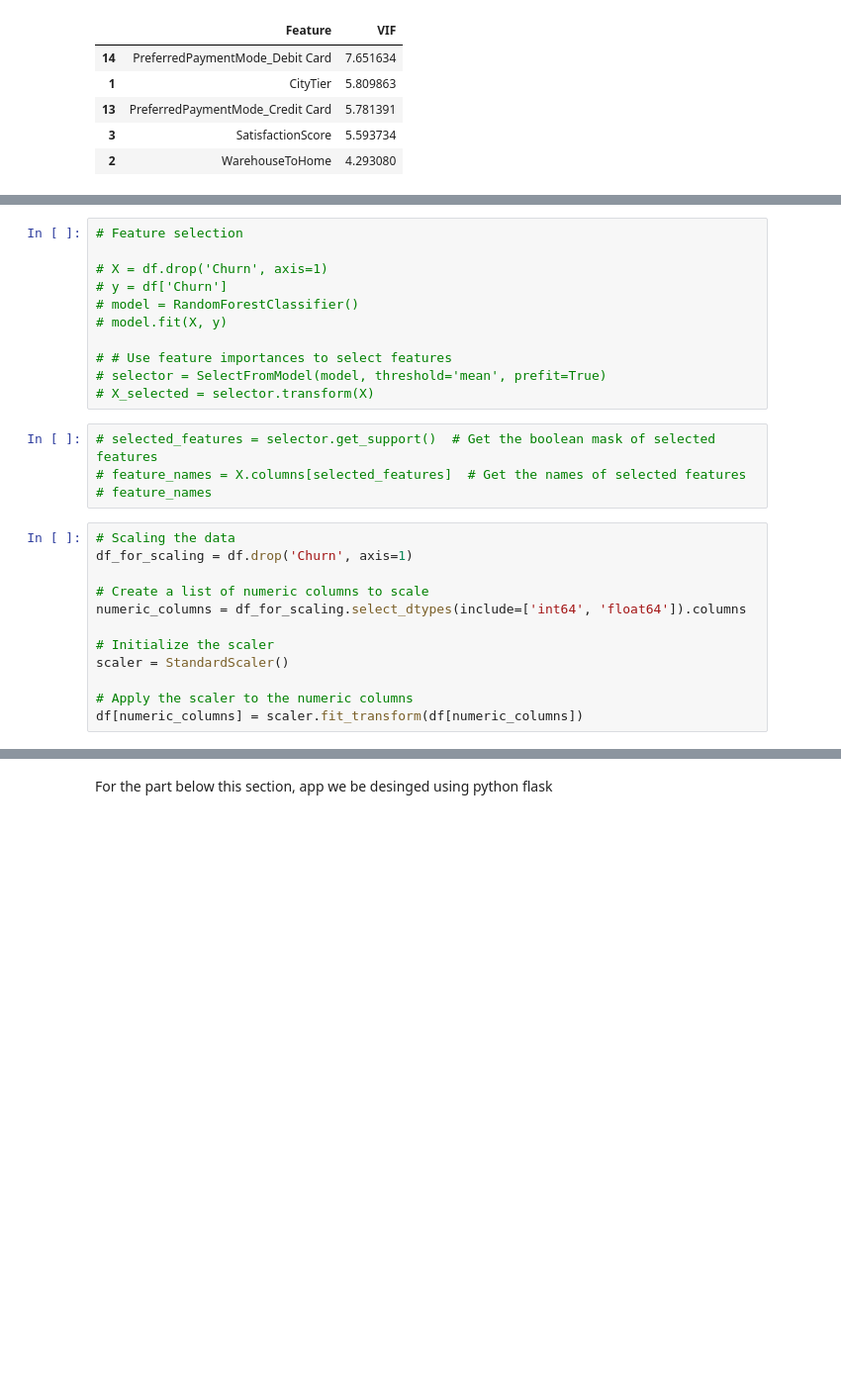
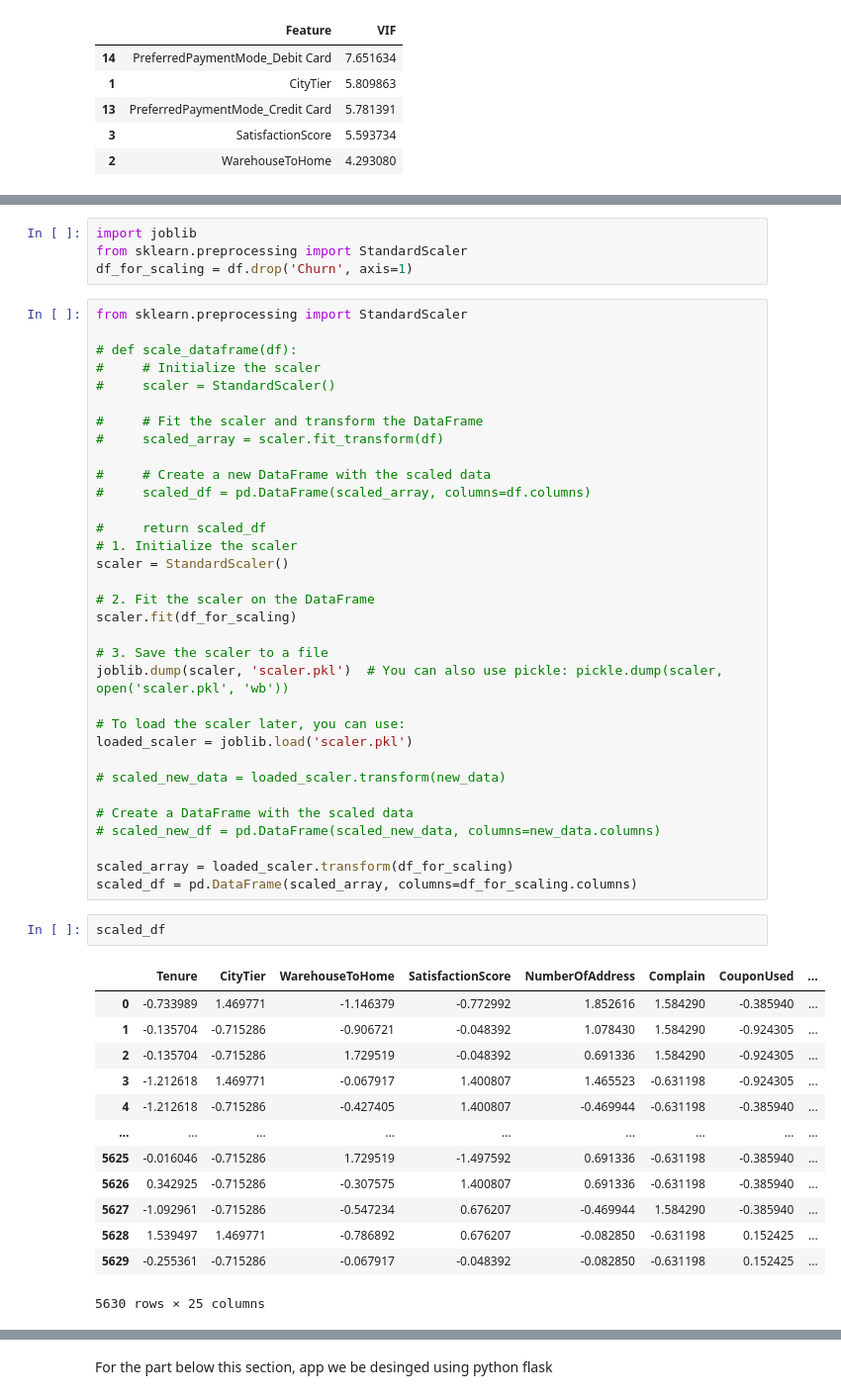
Before and after one commit to aktrikx/mp_cp_ak, a Jupyter notebook: churn_prediction.ipynb, the cells around one changed output, grey strips where cells are left out. Shown: that part at 99% size. Saved outputs shown, nothing was run; the diff lists cells and outputs as text; blank space fills up the shorter version.

```diff
--- a/churn_prediction.ipynb
+++ b/churn_prediction.ipynb
@@ -394,27 +461,53 @@ df
-# %%
-# Feature selection
-
-# X = df.drop('Churn', axis=1)
-# y = df['Churn']
-# model = RandomForestClassifier()
-# model.fit(X, y)
-
-# # Use feature importances to select features
-# selector = SelectFromModel(model, threshold='mean', prefit=True)
-# X_selected = selector.transform(X)
-# %%
-# selected_features = selector.get_support()  # Get the boolean mask of selected features
-# feature_names = X.columns[selected_features]  # Get the names of selected features
-# feature_names
 # %%
-# Scaling the data
+import joblib
+from sklearn.preprocessing import StandardScaler
 df_for_scaling = df.drop('Churn', axis=1)
-
-# Create a list of numeric columns to scale
-numeric_columns = df_for_scaling.select_dtypes(include=['int64', 'float64']).columns
-
-# Initialize the scaler
-scaler = StandardScaler()
-
-# Apply the scaler to the numeric columns
-df[numeric_columns] = scaler.fit_transform(df[numeric_columns])
+# %%
+from sklearn.preprocessing import StandardScaler
+
+# def scale_dataframe(df):
+#     # Initialize the scaler
+#     scaler = StandardScaler()
+
+#     # Fit the scaler and transform the DataFrame
+#     scaled_array = scaler.fit_transform(df)
+
+#     # Create a new DataFrame with the scaled data
+#     scaled_df = pd.DataFrame(scaled_array, columns=df.columns)
+
+#     return scaled_df
+# 1. Initialize the scaler
+scaler = StandardScaler()
+
+# 2. Fit the scaler on the DataFrame
+scaler.fit(df_for_scaling)
+
+# 3. Save the scaler to a file
+joblib.dump(scaler, 'scaler.pkl')  # You can also use pickle: pickle.dump(scaler, open('scaler.pkl', 'wb'))
+
+# To load the scaler later, you can use:
+loaded_scaler = joblib.load('scaler.pkl')
+
+# scaled_new_data = loaded_scaler.transform(new_data)
+
+# Create a DataFrame with the scaled data
+# scaled_new_df = pd.DataFrame(scaled_new_data, columns=new_data.columns)
+
+scaled_array = loaded_scaler.transform(df_for_scaling)
+scaled_df = pd.DataFrame(scaled_array, columns=df_for_scaling.columns)
+# %%
+scaled_df
+# %% [output]
+|  | Tenure | CityTier | WarehouseToHome | SatisfactionScore | NumberOfAddress | Complain | CouponUsed | ... |
+| 0 | -0.733989 | 1.469771 | -1.146379 | -0.772992 | 1.852616 | 1.584290 | -0.385940 | ... |
+| 1 | -0.135704 | -0.715286 | -0.906721 | -0.048392 | 1.078430 | 1.584290 | -0.924305 | ... |
+| 2 | -0.135704 | -0.715286 | 1.729519 | -0.048392 | 0.691336 | 1.584290 | -0.924305 | ... |
+| 3 | -1.212618 | 1.469771 | -0.067917 | 1.400807 | 1.465523 | -0.631198 | -0.924305 | ... |
+| 4 | -1.212618 | -0.715286 | -0.427405 | 1.400807 | -0.469944 | -0.631198 | -0.385940 | ... |
+| ... | ... | ... | ... | ... | ... | ... | ... | ... |
+| 5625 | -0.016046 | -0.715286 | 1.729519 | -1.497592 | 0.691336 | -0.631198 | -0.385940 | ... |
+| 5626 | 0.342925 | -0.715286 | -0.307575 | 1.400807 | 0.691336 | -0.631198 | -0.385940 | ... |
+| 5627 | -1.092961 | -0.715286 | -0.547234 | 0.676207 | -0.469944 | 1.584290 | -0.385940 | ... |
+| 5628 | 1.539497 | 1.469771 | -0.786892 | 0.676207 | -0.082850 | -0.631198 | 0.152425 | ... |
+| 5629 | -0.255361 | -0.715286 | -0.067917 | -0.048392 | -0.082850 | -0.631198 | 0.152425 | ... |
+5630 rows × 25 columns
```
Also changed, not shown: parts of 66 cells of this notebook, 9 other files.
